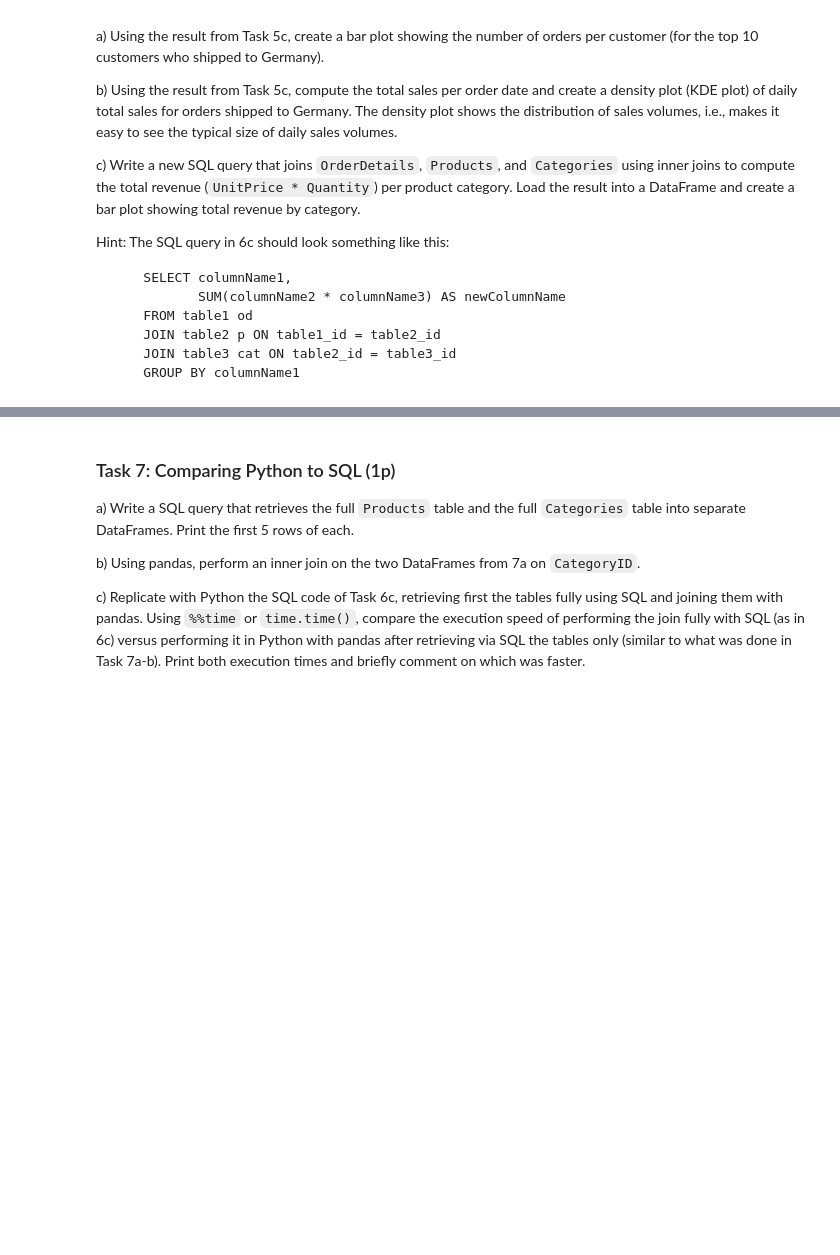
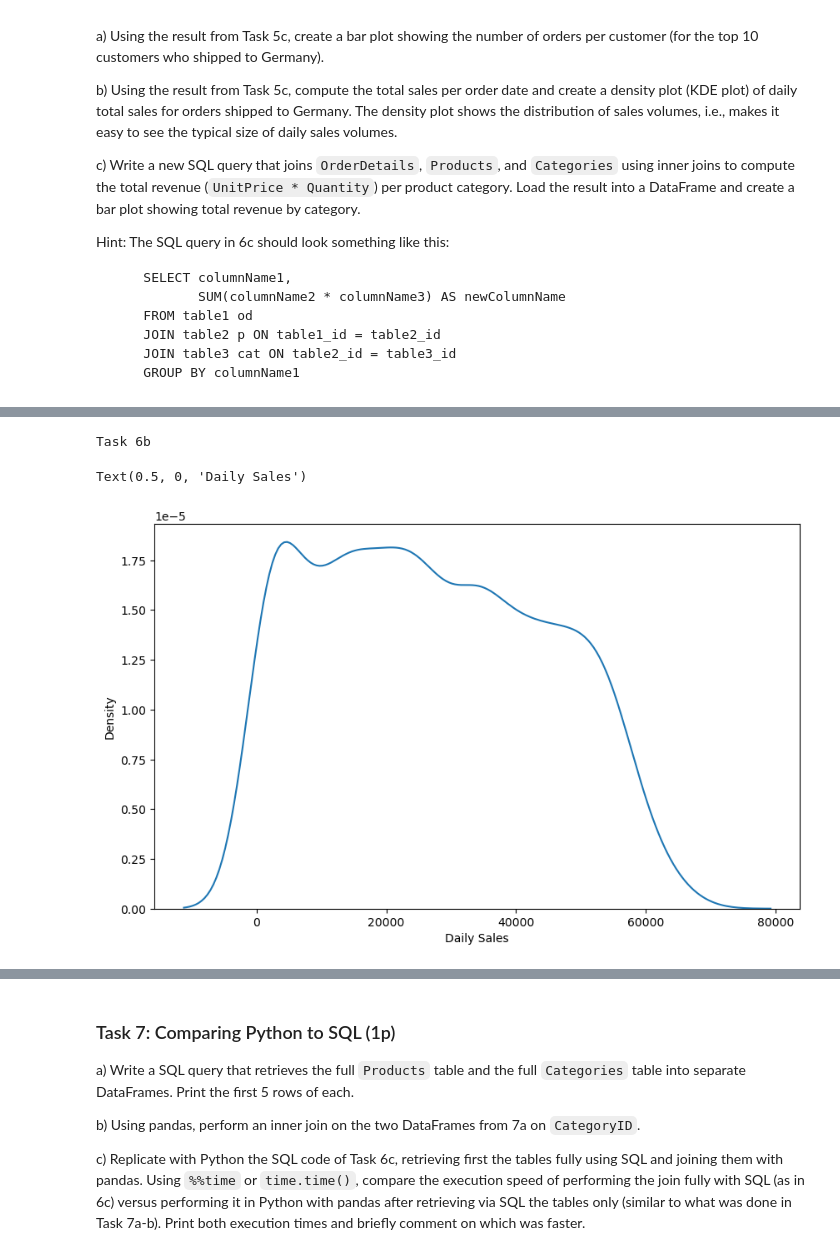
Before and after one commit to Tuandinh-projects/Python2026, a Jupyter notebook: assignment/assignment2/assignment2.ipynb, the cells around one changed output, grey strips where cells are left out. Cells and saved outputs as stored; diff of their text form; code cells hidden in the pictures; blank space fills up the shorter version.

```diff
--- a/assignment/assignment2/assignment2.ipynb
+++ b/assignment/assignment2/assignment2.ipynb
@@ -450,0 +468,14 @@ Hint: The SQL query in 6c should look something like this:
+# %%
+print("Task 6b")
+
+# extract the table storing value by date
+df_value_by_date = df_germany_orders.groupby("OrderDate")["LineTotal"].sum()
+
+# plot the density chart
+plt.figure(figsize=(10,6))
+sns.kdeplot(df_value_by_date)
+plt.xlabel("Daily Sales")
+# %% [output]
+Task 6b
+Text(0.5, 0, 'Daily Sales')
+[figure, added]
```
Also changed, not shown: parts of 15 cells of this notebook, 3 other files.
